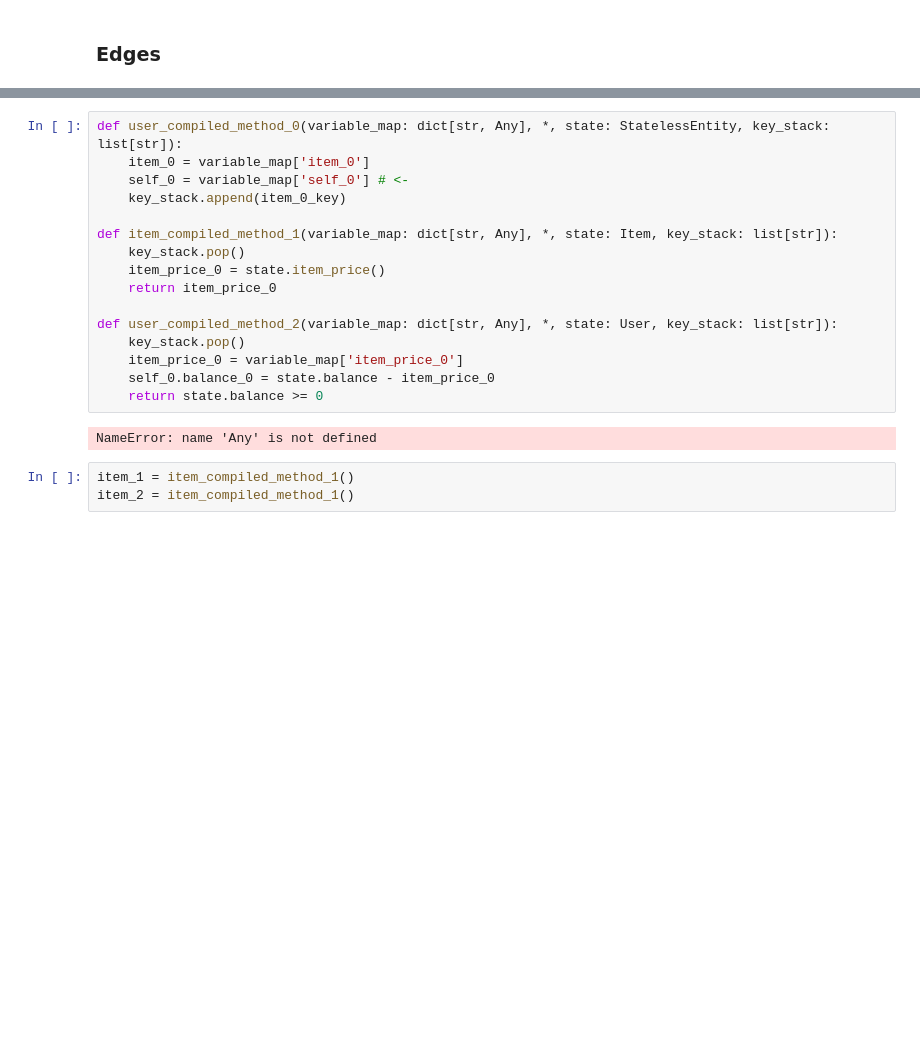
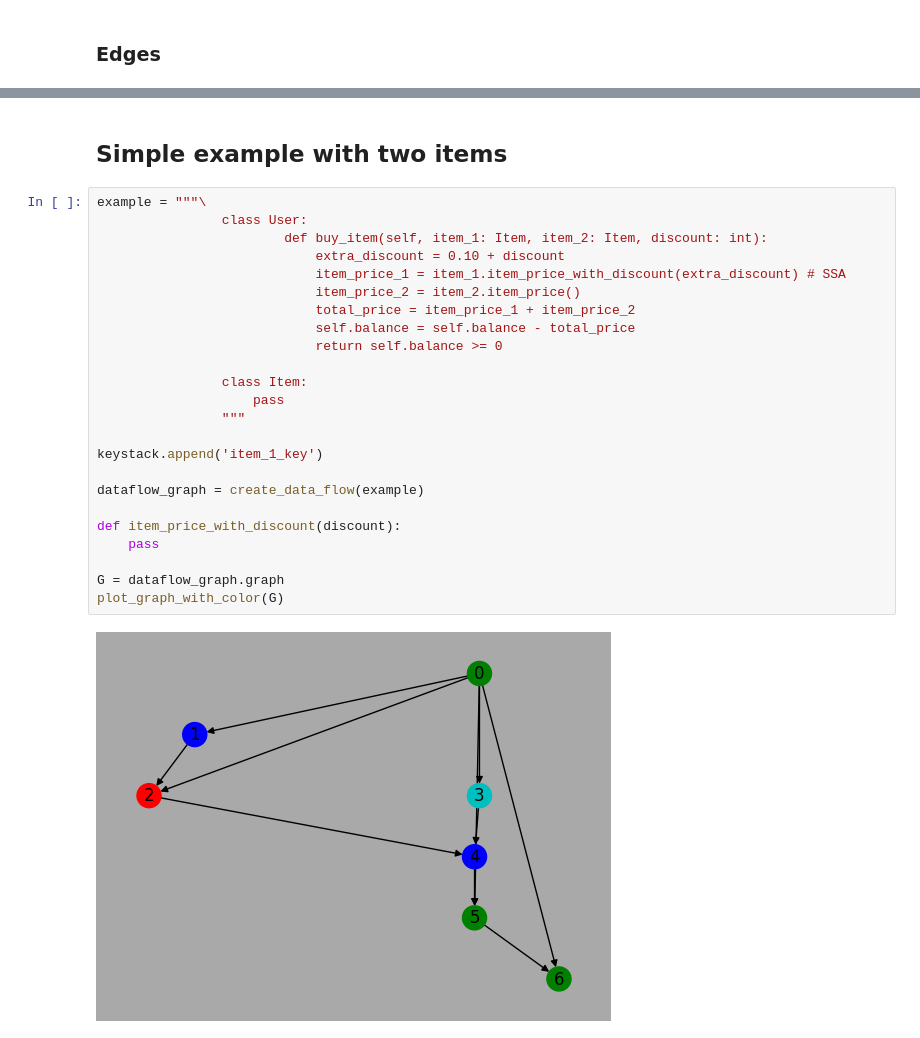
Before and after one commit to delftdata/cascade, a Jupyter notebook: notebooks/dataflow_example.ipynb, the cells around one changed output, grey strips where cells are left out. Drawn from its saved outputs; the diff is of its cells as text; blank space fills up the shorter version.

```diff
--- a/notebooks/dataflow_example.ipynb
+++ b/notebooks/dataflow_example.ipynb
@@ -243,21 +245,28 @@ print(df.adjacency_list)
-# %%
-def user_compiled_method_0(variable_map: dict[str, Any], *, state: StatelessEntity, key_stack: list[str]):
-	item_0 = variable_map['item_0']
-	self_0 = variable_map['self_0'] # <-
-	key_stack.append(item_0_key)
-
-def item_compiled_method_1(variable_map: dict[str, Any], *, state: Item, key_stack: list[str]):
-	key_stack.pop()
-	item_price_0 = state.item_price()
-	return item_price_0
-
-def user_compiled_method_2(variable_map: dict[str, Any], *, state: User, key_stack: list[str]):
-	key_stack.pop()
-	item_price_0 = variable_map['item_price_0']
-	self_0.balance_0 = state.balance - item_price_0
-	return state.balance >= 0
-# %% [output]
-NameError: name 'Any' is not defined
-# %%
-item_1 = item_compiled_method_1()
-item_2 = item_compiled_method_1()
+# %% [markdown]
+## Simple example with two items
+# %%
+example = """\
+                class User:
+                        def buy_item(self, item_1: Item, item_2: Item, discount: int):
+                            extra_discount = 0.10 + discount
+                            item_price_1 = item_1.item_price_with_discount(extra_discount) # SSA
+                            item_price_2 = item_2.item_price()
+                            total_price = item_price_1 + item_price_2
+                            self.balance = self.balance - total_price
+                            return self.balance >= 0
+
+                class Item:
+                    pass
+                """
+
+keystack.append('item_1_key')
+
+dataflow_graph = create_data_flow(example)
+
+def item_price_with_discount(discount):
+    pass
+
+G = dataflow_graph.graph
+plot_graph_with_color(G)
+# %% [output]
+[figure, added]
```
Also changed, not shown: parts of 18 cells of this notebook, 12 other files.
